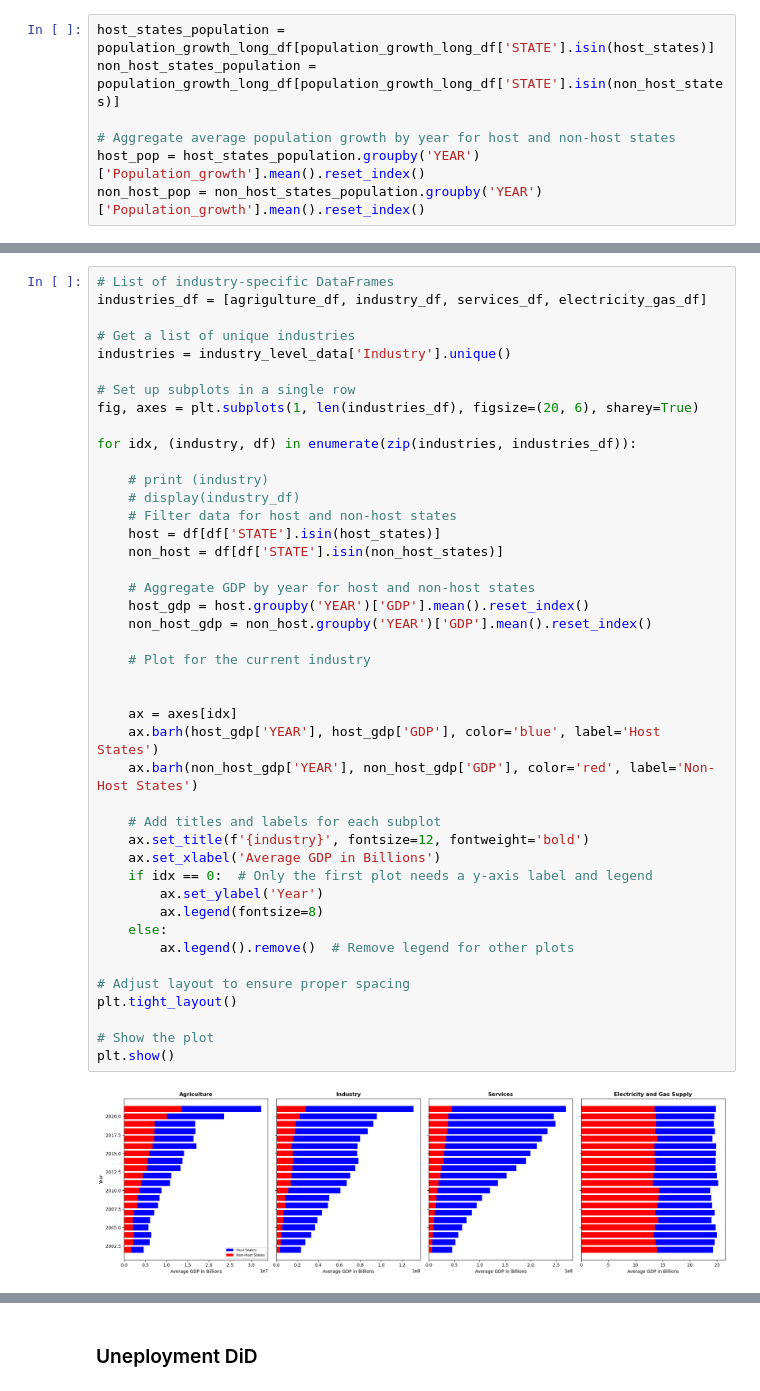
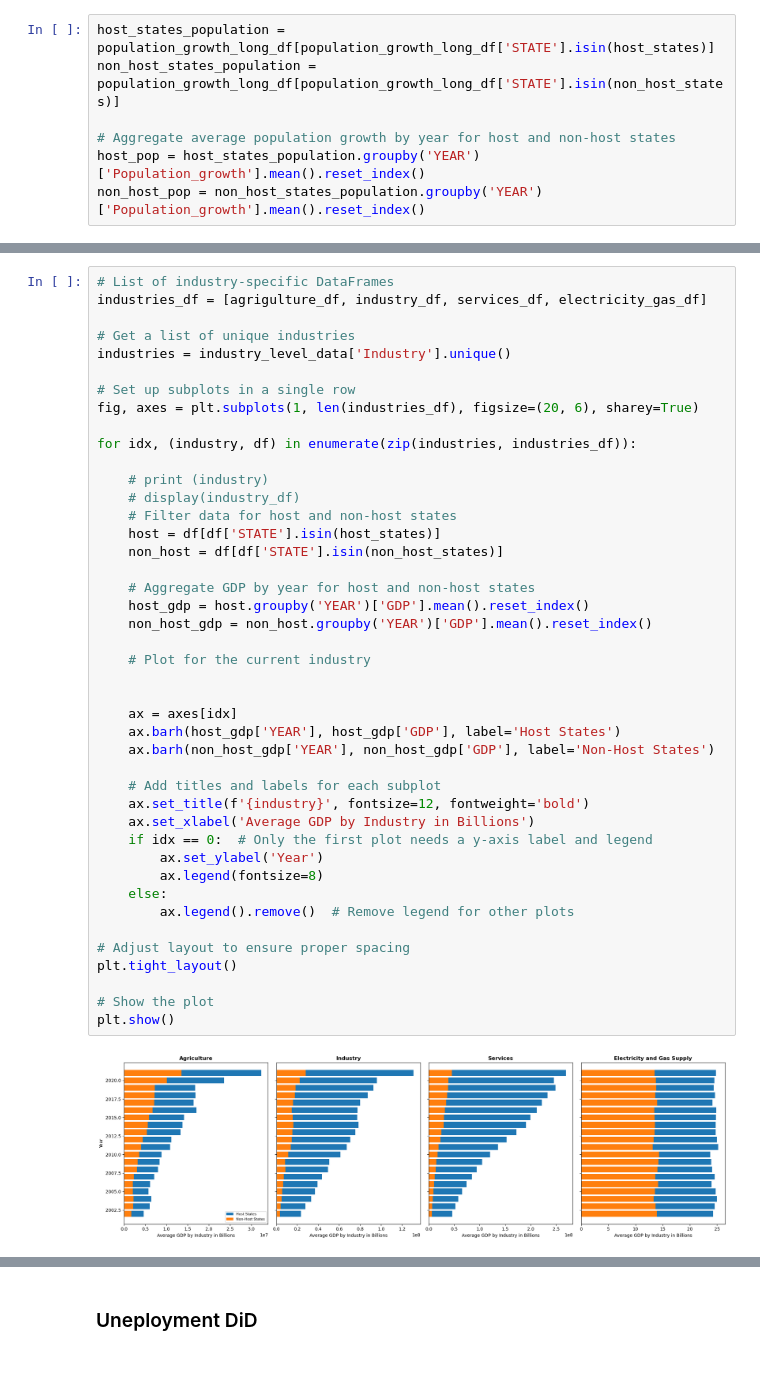
Before and after one commit to david-camper/worldcuphostcities_impact, a Jupyter notebook: analysis.ipynb, the cells around one changed output, grey strips where cells are left out. Drawn from its saved outputs; the diff is of its cells as text.

```diff
--- a/analysis.ipynb
+++ b/analysis.ipynb
@@ -528,34 +538,34 @@ for idx, (industry, df) in enumerate(zip(industries, industries_df)):
 
     # print (industry)
     # display(industry_df)
     # Filter data for host and non-host states
     host = df[df['STATE'].isin(host_states)]
     non_host = df[df['STATE'].isin(non_host_states)]
 
     # Aggregate GDP by year for host and non-host states
     host_gdp = host.groupby('YEAR')['GDP'].mean().reset_index()
     non_host_gdp = non_host.groupby('YEAR')['GDP'].mean().reset_index()
 
     # Plot for the current industry
 
 
     ax = axes[idx]
-    ax.barh(host_gdp['YEAR'], host_gdp['GDP'], color='blue', label='Host States')
-    ax.barh(non_host_gdp['YEAR'], non_host_gdp['GDP'], color='red', label='Non-Host States')
+    ax.barh(host_gdp['YEAR'], host_gdp['GDP'], label='Host States')
+    ax.barh(non_host_gdp['YEAR'], non_host_gdp['GDP'], label='Non-Host States')
 
     # Add titles and labels for each subplot
     ax.set_title(f'{industry}', fontsize=12, fontweight='bold')
-    ax.set_xlabel('Average GDP in Billions')
+    ax.set_xlabel('Average GDP by Industry in Billions')
     if idx == 0:  # Only the first plot needs a y-axis label and legend
         ax.set_ylabel('Year')
         ax.legend(fontsize=8)
     else:
         ax.legend().remove()  # Remove legend for other plots
 
 # Adjust layout to ensure proper spacing
 plt.tight_layout()
 
 # Show the plot
 plt.show()
 # %% [output]
-[figure, old version]
+[figure, new version]
```
Also changed, not shown: parts of 33 cells of this notebook.
